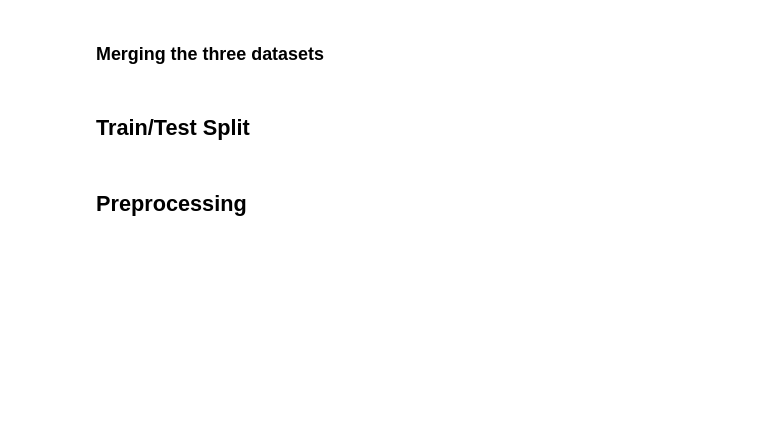
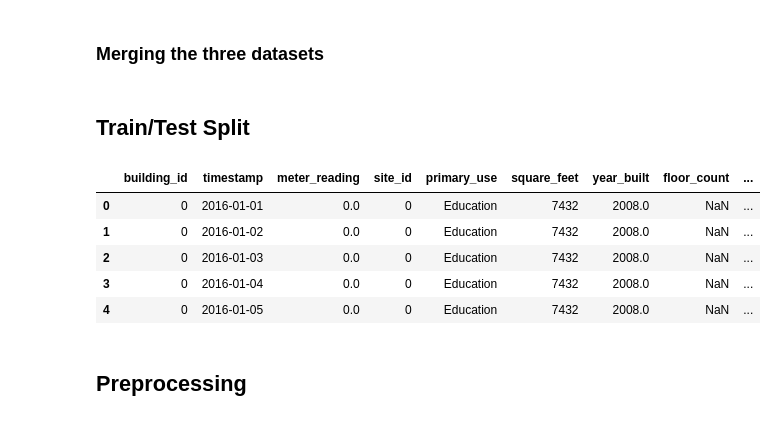
Before and after one commit to ewjohn127/CAPSTONE, a Jupyter notebook: final_model.ipynb, the cells around one changed output. Saved outputs shown, nothing was run; the diff lists cells and outputs as text; code cells hidden in the pictures; blank space fills up the shorter version.

```diff
--- a/final_model.ipynb
+++ b/final_model.ipynb
@@ -41,19 +44,29 @@ for i in range(3):
 [figure]
 # %% [markdown]
 #### Time Shifting the Weather Data to each sites local time
+# %%
+holiday_list = []
+for date in pd.date_range(start='1-1-2016',end='12-31-2016',freq='D'):
+    if date in holidays.UnitedStates():
+        holiday_list.append(1)
+    else:
+        holiday_list.append(0)
+
+holiday_df = pd.DataFrame(holiday_list,columns=['is_US_holiday'])
+# %%
+def time_shift(dataframe,site):
+    time_shift_dict = {0:-3,1:0,2:-7,3:-4,4:-7,5:0,6:-4,7:-3,8:-4,9:-5,10:-7,11:-3,12:-0,13:-5,14:-4,15:-5}
+    df_temp_1 = pd.DataFrame()
+    df_temp_1 = dataframe.shift(periods=time_shift_dict[site])
+    df_temp_1['site_id'].ffill(inplace=True)
+    df_temp_1['air_temperature'].ffill(inplace=True)
+    return df_temp_1
 # %%
-def time_shift(dataframe,site):
-    time_shift_dict = {0:-3,1:-5,2:-7,3:-9,4:-7,5:0,6:-12,7:-3,8:-4,9:-10,10:-3,11:-3,12:-16,13:-5,14:-12,15:-5}
-    df_temp_1 = pd.DataFrame()
-    df_temp_1 = dataframe.shift(periods=time_shift_dict[site])
-    df_temp_1['site_id'].ffill(inplace=True)
-    df_temp_1['air_temperature'].ffill(inplace=True)
-    return df_temp_1
-
 # Create Weather input variables sampled bi-monthly
 site_weather_list = []
 
 df_weekday = pd.DataFrame([1,0,0,1,1,1,1] * 52 + [1,0],columns=['is_weekday'])  #DAILY
+df_dayofweek = pd.DataFrame([6,7,1,2,3,4,5]*52 + [6,7],columns=['day_of_week'])
 # df_weekday = pd.DataFrame([1,1,0,0,0,0,1,1,1,1,1,1,1,1] * 52 + [1,1,0,0],columns=['is_weekday'])   #12H
 
 for i in range(16):
@@ -62,6 +75,8 @@ for i in range(16):
     df_temp = time_shift(df_temp,i).resample('D').mean()
     df_temp.reset_index(inplace=True)
     df_temp = pd.concat([df_temp,df_weekday],axis=1)
+    df_temp = pd.concat([df_temp,holiday_df],axis=1)
+    df_temp = pd.concat([df_temp,df_dayofweek],axis=1)
     df_temp.site_id.ffill(inplace=True)
     df_temp.air_temperature.ffill(inplace=True)
     site_weather_list.append(df_temp)
@@ -116,6 +115,15 @@ df_meta_weather = df_meta.merge(df_weather_daily,how='right',on='site_id')
 df_final = df_meter_daily.merge(df_meta_weather,how='left',on=['building_id','timestamp'])
 # %% [markdown]
 ## Train/Test Split
+# %%
+df_final.head()
+# %% [output]
+|  | building_id | timestamp | meter_reading | site_id | primary_use | square_feet | year_built | floor_count | ... |
+| 0 | 0 | 2016-01-01 | 0.0 | 0 | Education | 7432 | 2008.0 | NaN | ... |
+| 1 | 0 | 2016-01-02 | 0.0 | 0 | Education | 7432 | 2008.0 | NaN | ... |
+| 2 | 0 | 2016-01-03 | 0.0 | 0 | Education | 7432 | 2008.0 | NaN | ... |
+| 3 | 0 | 2016-01-04 | 0.0 | 0 | Education | 7432 | 2008.0 | NaN | ... |
+| 4 | 0 | 2016-01-05 | 0.0 | 0 | Education | 7432 | 2008.0 | NaN | ... |
 # %%
 test_df = pd.DataFrame()
 train_df = pd.DataFrame()
```
Also changed, not shown: parts of 15 cells of this notebook, 4 other files.
